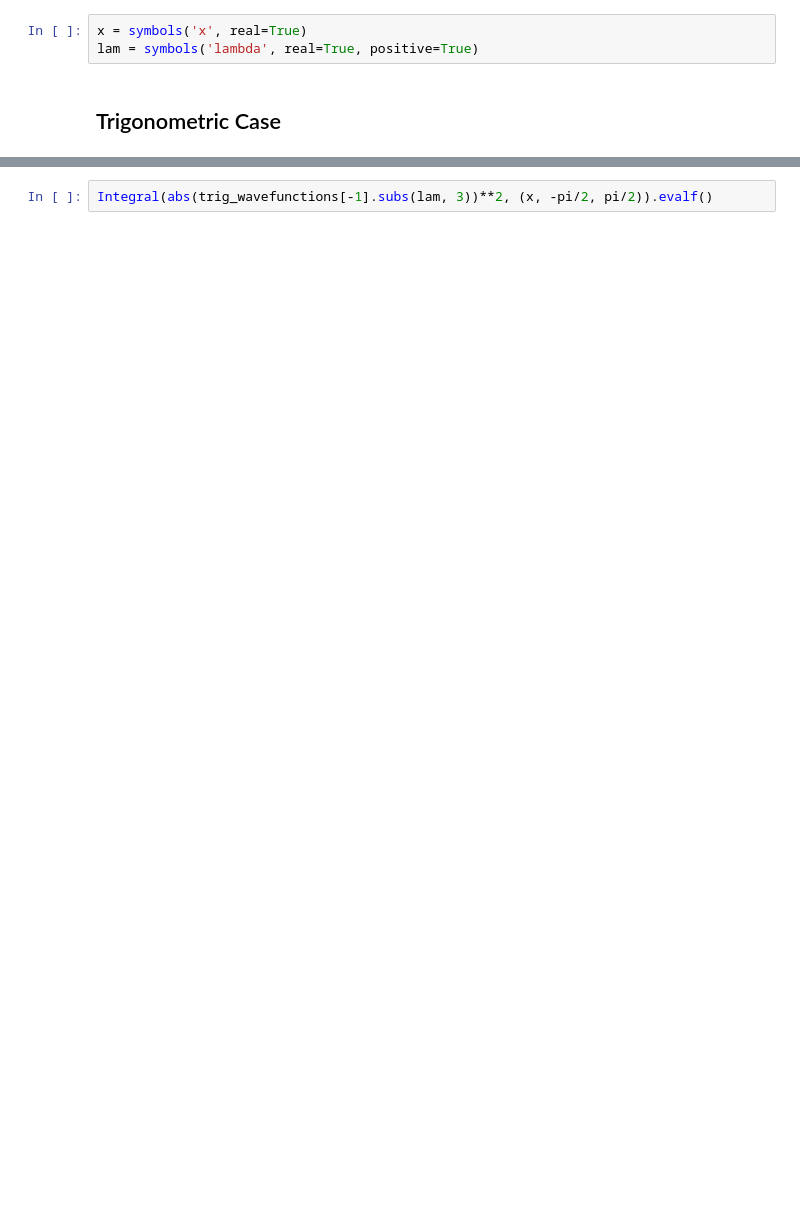
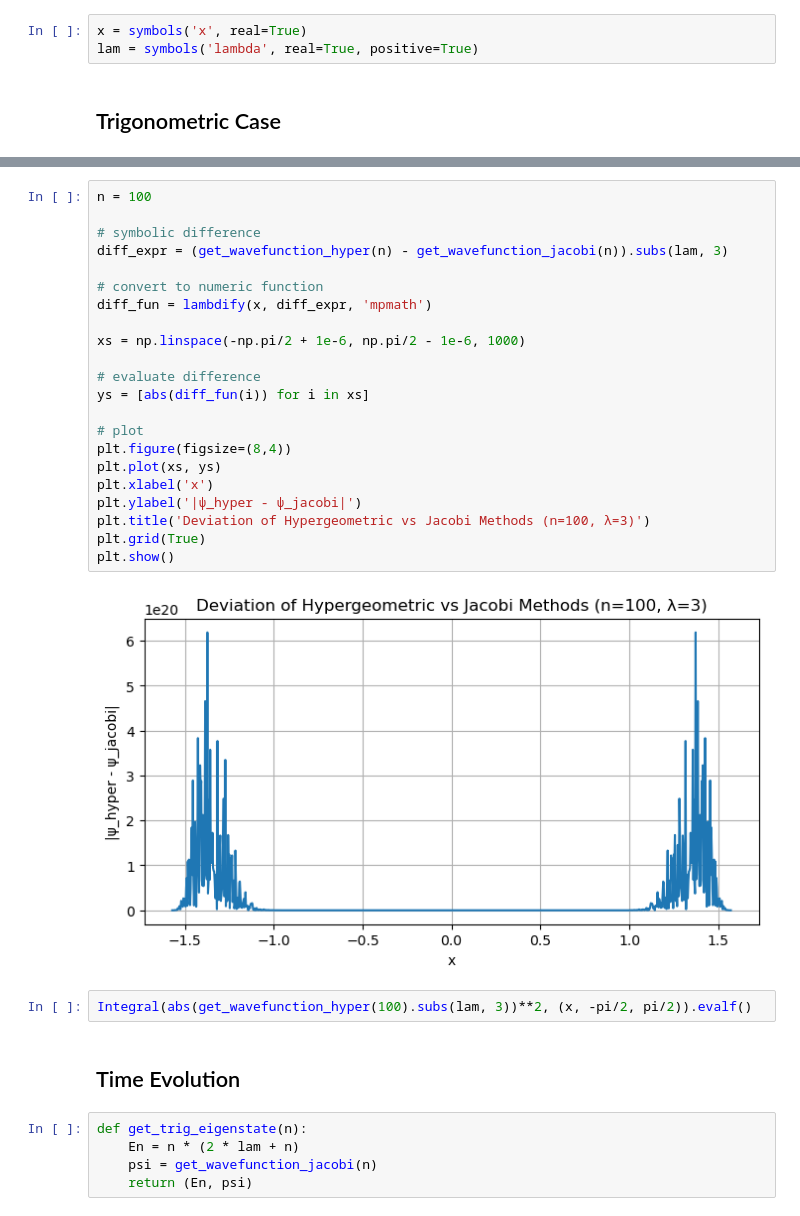
Before and after one commit to tachophobia/QuantumResearch2526, a Jupyter notebook: trig_time_evolution.ipynb, the cells around one changed output, grey strips where cells are left out. Cells and saved outputs as stored; diff of their text form; blank space fills up the shorter version.

```diff
--- a/trig_time_evolution.ipynb
+++ b/trig_time_evolution.ipynb
@@ -36,3 +159,34 @@ for n in tqdm(range(100)):
+# %%
+n = 100
+
+# symbolic difference
+diff_expr = (get_wavefunction_hyper(n) - get_wavefunction_jacobi(n)).subs(lam, 3)
+
+# convert to numeric function
+diff_fun = lambdify(x, diff_expr, 'mpmath')
+
+xs = np.linspace(-np.pi/2 + 1e-6, np.pi/2 - 1e-6, 1000)
+
+# evaluate difference
+ys = [abs(diff_fun(i)) for i in xs]
+
+# plot
+plt.figure(figsize=(8,4))
+plt.plot(xs, ys)
+plt.xlabel('x')
+plt.ylabel('|ψ_hyper - ψ_jacobi|')
+plt.title('Deviation of Hypergeometric vs Jacobi Methods (n=100, λ=3)')
+plt.grid(True)
+plt.show()
+# %% [output]
+[figure, added]
 # %%
-Integral(abs(trig_wavefunctions[-1].subs(lam, 3))**2, (x, -pi/2, pi/2)).evalf()
+Integral(abs(get_wavefunction_hyper(100).subs(lam, 3))**2, (x, -pi/2, pi/2)).evalf()
+# %% [markdown]
+## Time Evolution
+# %%
+def get_trig_eigenstate(n):
+    En = n * (2 * lam + n)
+    psi = get_wavefunction_jacobi(n)
+    return (En, psi)
 # %%
```
Also changed, not shown: parts of 19 cells of this notebook.
